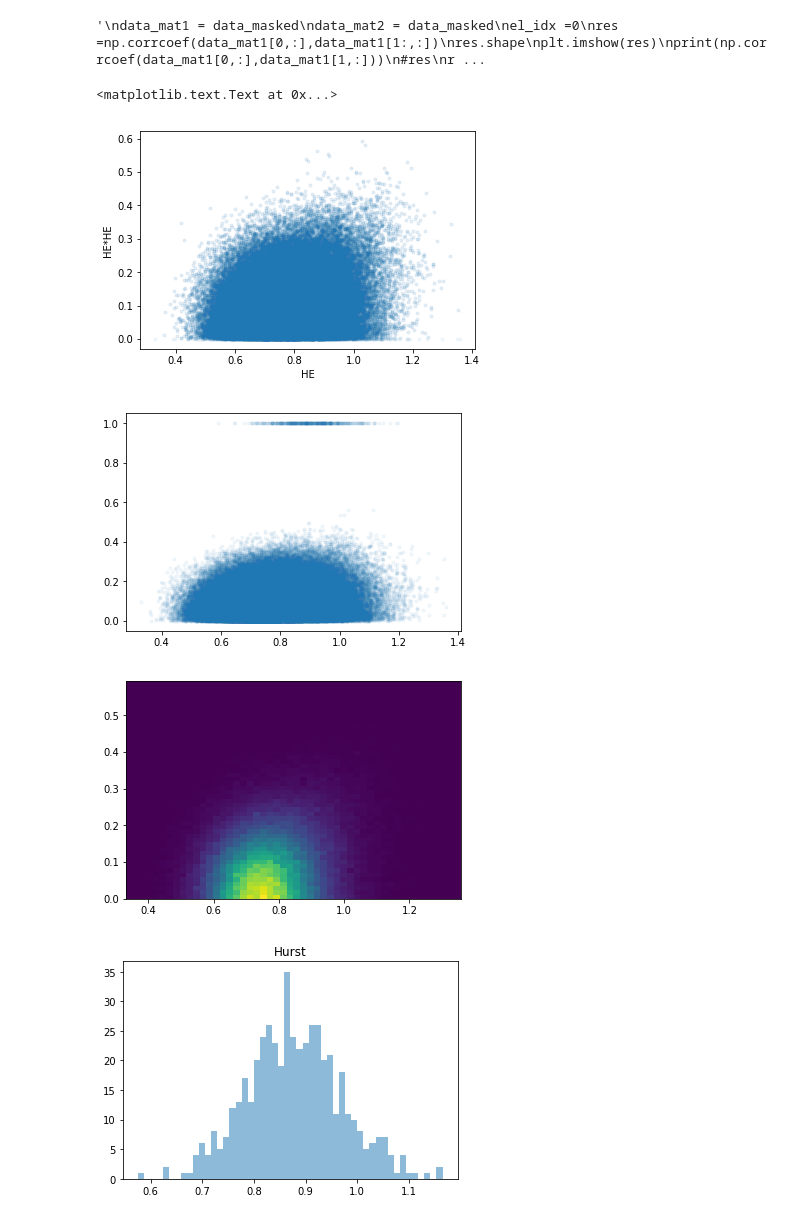
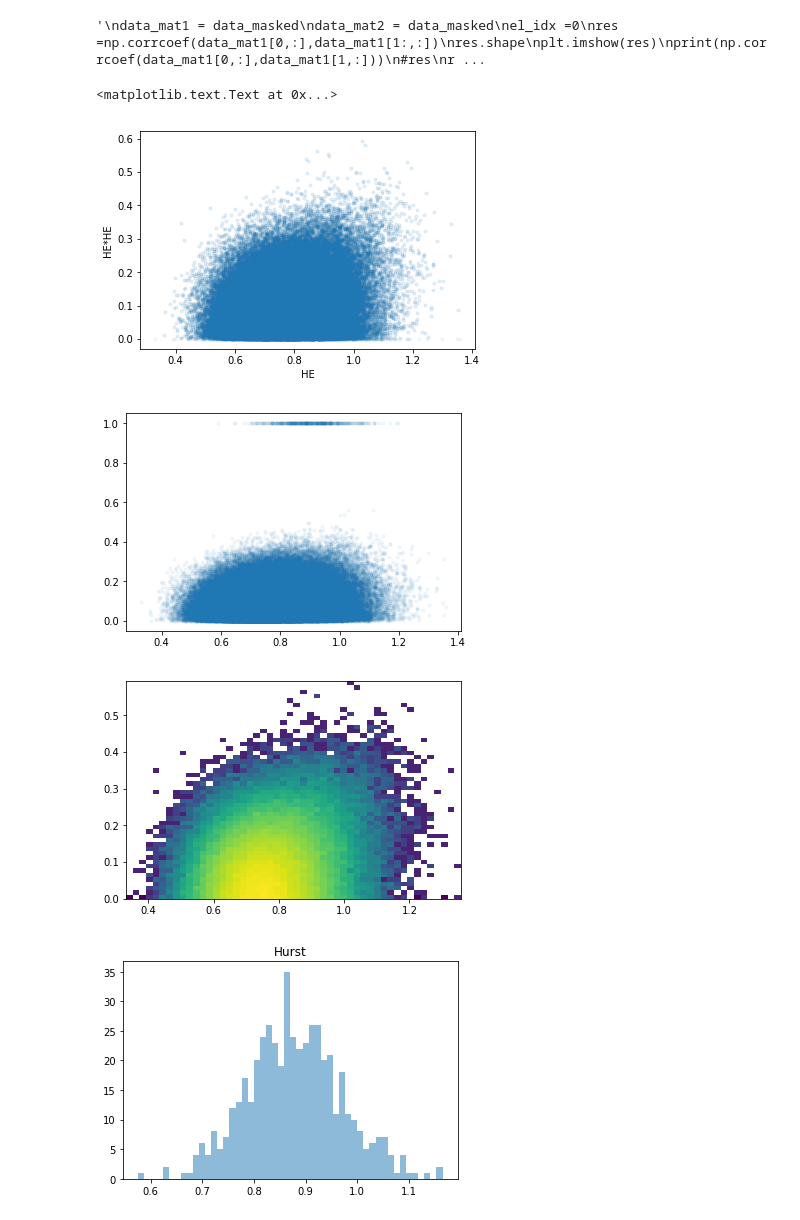
Before and after one commit to mMPI-MRI/scratch_in_progress, a Jupyter notebook: 2017_11_CalcHurst_per_vox.ipynb, the cells around one changed output. Drawn from its saved outputs; the diff is of its cells as text; code cells hidden in the pictures.

```diff
--- a/2017_11_CalcHurst_per_vox.ipynb
+++ b/2017_11_CalcHurst_per_vox.ipynb
@@ -254,36 +215,37 @@ res = element_corrcoef(data_mat1,data_mat1)
 '\ndata_mat1 = data_masked\ndata_mat2 = data_masked\nel_idx =0\nres =np.corrcoef(data_mat1[0,:],data_mat1[1:,:])\nres.shape\nplt.imshow(res)\nprint(np.corrcoef(data_mat1[0,:],data_mat1[1,:]))\n#res\nr ...
 # %%
 ## compute pair-wise correlations of all voxels in data
+from matplotlib.colors import LogNorm
 data_corr = np.corrcoef(data_masked)
 #data_corr_null = np.corrcoef(data_masked,np.fliplr(data_masked)) #fliprd to reverse timecourse, time in cols, row are obs
 data_corr_null = element_corrcoef(data_masked,np.fliplr(data_masked)) #fliprd to reverse timecourse, time in cols, row are obs
 
 np.fill_diagonal(data_corr,0)
 np.max(data_corr,axis=0)
 #np.max(data_corr_null,axis=0)
 Exp = ms[:,np.newaxis].T*ms[:,np.newaxis] #annoying that it does not work correctly without newaxis...
 
 #plt.plot(ms,np.max(np.abs(data_corr_null),axis=0),'o')
 plt.plot(np.ndarray.flatten(Exp),np.ndarray.flatten(np.abs(data_corr)),'.',alpha=0.05)
 plt.ylabel('HE*HE')
 plt.xlabel('HE')
 plt.figure()
 plt.plot(np.ndarray.flatten(Exp),np.ndarray.flatten(np.abs(data_corr_null)),'.',alpha=0.05)
 
 plt.figure()
-plt.hist2d(np.ndarray.flatten(Exp),np.ndarray.flatten(np.abs(data_corr)),bins=50)
+plt.hist2d(np.ndarray.flatten(Exp),np.ndarray.flatten(np.abs(data_corr)),bins=50,norm=LogNorm())
 
 plt.figure()
 cnt,bins,patches =plt.hist(ms,50,alpha=0.5)
 plt.title('Hurst')
 plt.figure()
 cnt,bins,patches =plt.hist(R2,50,alpha=0.5)
 plt.title('Hurst R2')
 # %% [output]
 <matplotlib.text.Text at 0x...>
 [figure]
 [figure]
-[figure, old version]
+[figure, new version]
 [figure]
 [figure]
 # %%
```
Also changed, not shown: parts of 11 cells of this notebook.
